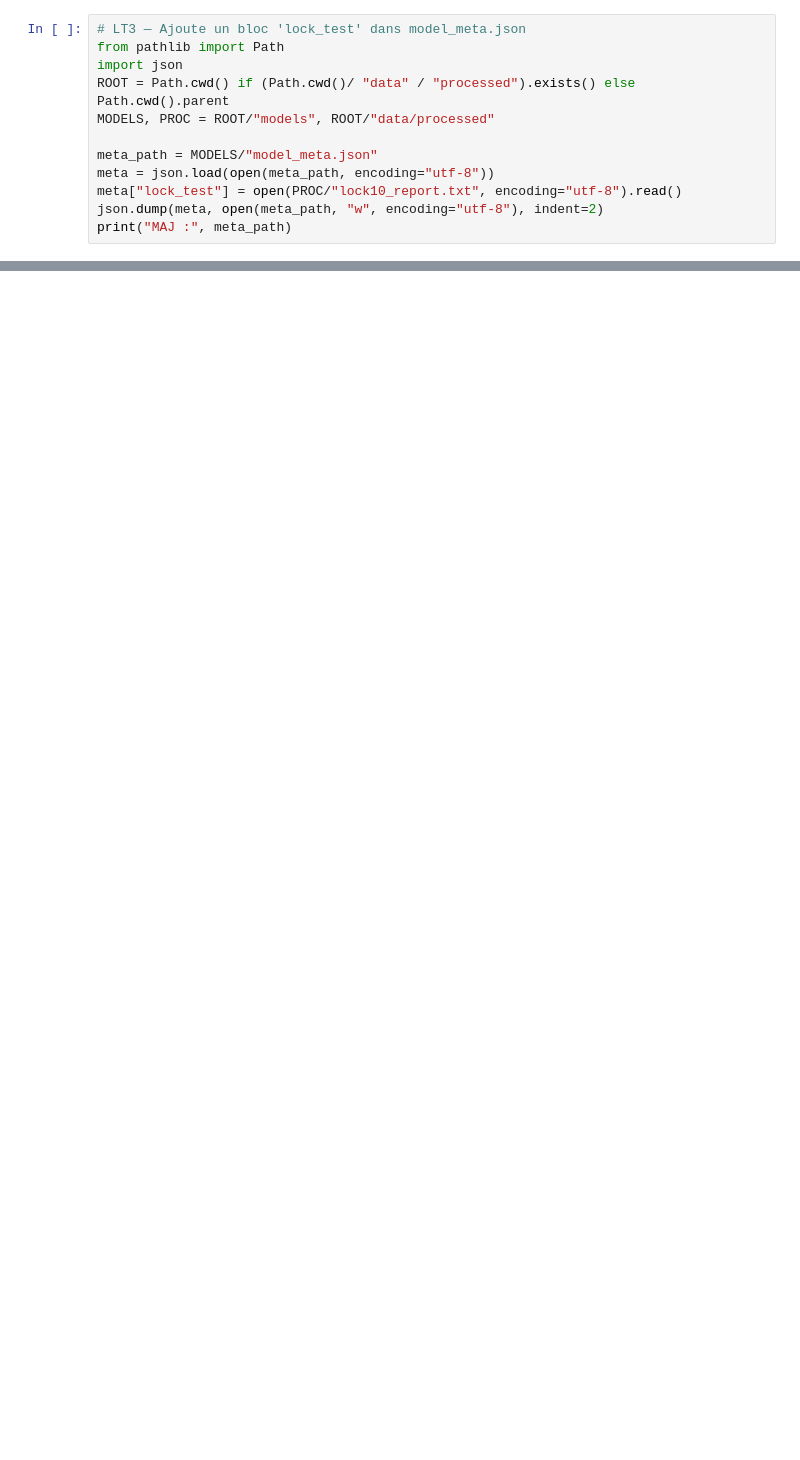
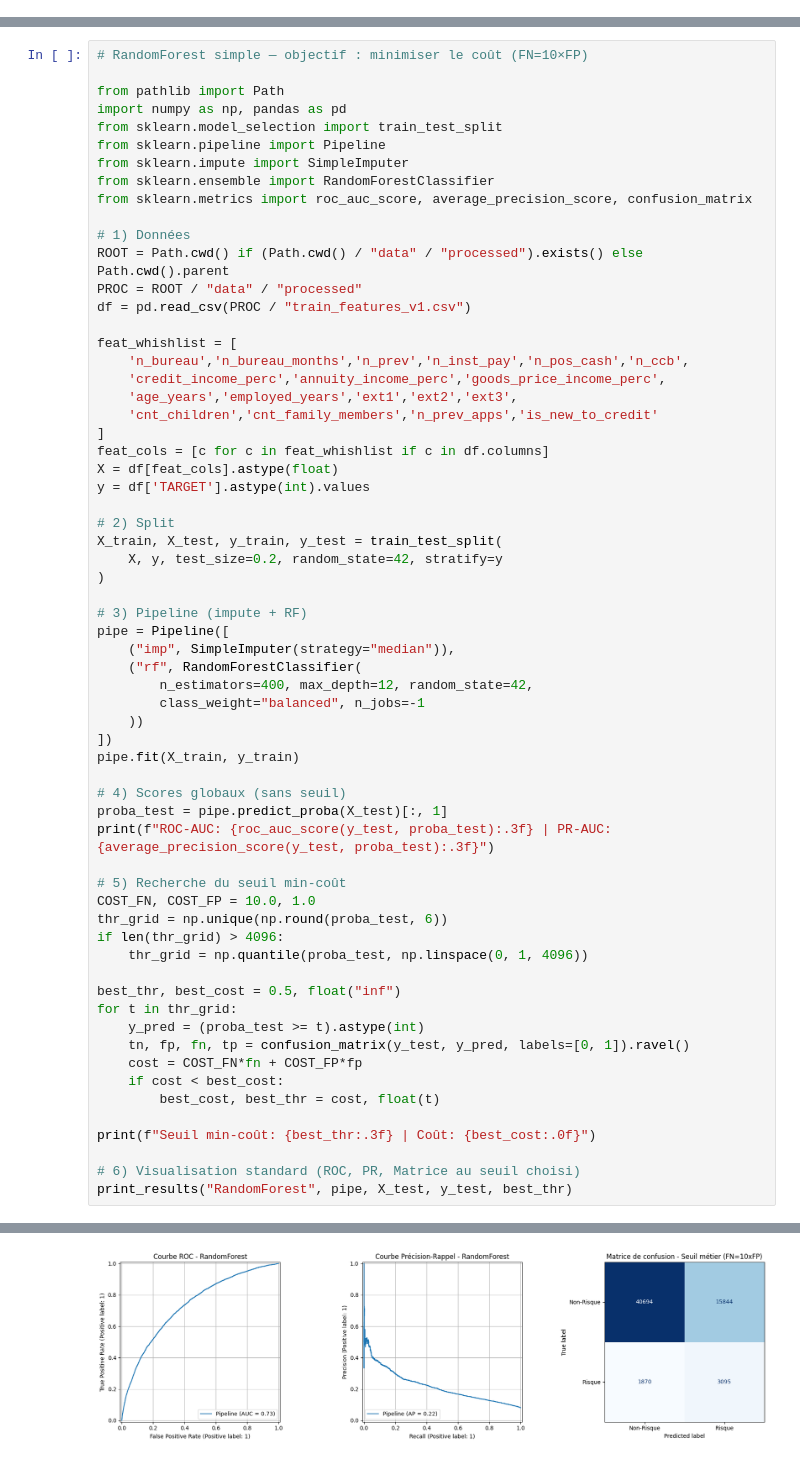
Before and after one commit to CGM-Git/projet7_scoring, a Jupyter notebook: notebooks/02_model.ipynb, the cells around one changed output, grey strips where cells are left out. Cells and saved outputs as stored; diff of their text form; blank space fills up the shorter version.

Commit message:
Model final

```diff
--- a/notebooks/02_model.ipynb
+++ b/notebooks/02_model.ipynb
@@ -981,12 +0,0 @@ MAJ : c:\Users\FFix\Desktop\Formation Data Science\Projects\OpenClassroom\Projec
-# %%
-# LT3 — Ajoute un bloc 'lock_test' dans model_meta.json
-from pathlib import Path
-import json
-ROOT = Path.cwd() if (Path.cwd()/ "data" / "processed").exists() else Path.cwd().parent
-MODELS, PROC = ROOT/"models", ROOT/"data/processed"
-
-meta_path = MODELS/"model_meta.json"
-meta = json.load(open(meta_path, encoding="utf-8"))
-meta["lock_test"] = open(PROC/"lock10_report.txt", encoding="utf-8").read()
-json.dump(meta, open(meta_path, "w", encoding="utf-8"), indent=2)
-print("MAJ :", meta_path)
@@ -994,0 +766,64 @@ MAJ : c:\Users\FFix\Desktop\Formation Data Science\Projects\OpenClassroom\Projec
+# %%
+# RandomForest simple — objectif : minimiser le coût (FN=10×FP)
+
+from pathlib import Path
+import numpy as np, pandas as pd
+from sklearn.model_selection import train_test_split
+from sklearn.pipeline import Pipeline
+from sklearn.impute import SimpleImputer
+from sklearn.ensemble import RandomForestClassifier
+from sklearn.metrics import roc_auc_score, average_precision_score, confusion_matrix
+
+# 1) Données
+ROOT = Path.cwd() if (Path.cwd() / "data" / "processed").exists() else Path.cwd().parent
+PROC = ROOT / "data" / "processed"
+df = pd.read_csv(PROC / "train_features_v1.csv")
+
+feat_whishlist = [
+    'n_bureau','n_bureau_months','n_prev','n_inst_pay','n_pos_cash','n_ccb',
+    'credit_income_perc','annuity_income_perc','goods_price_income_perc',
+    'age_years','employed_years','ext1','ext2','ext3',
+    'cnt_children','cnt_family_members','n_prev_apps','is_new_to_credit'
+]
+feat_cols = [c for c in feat_whishlist if c in df.columns]
+X = df[feat_cols].astype(float)
+y = df['TARGET'].astype(int).values
+
+# 2) Split
+X_train, X_test, y_train, y_test = train_test_split(
+    X, y, test_size=0.2, random_state=42, stratify=y
+)
+
+# 3) Pipeline (impute + RF)
+pipe = Pipeline([
+    ("imp", SimpleImputer(strategy="median")),
+    ("rf", RandomForestClassifier(
+        n_estimators=400, max_depth=12, random_state=42,
+        class_weight="balanced", n_jobs=-1
+    ))
+])
+pipe.fit(X_train, y_train)
+
+# 4) Scores globaux (sans seuil)
+proba_test = pipe.predict_proba(X_test)[:, 1]
+print(f"ROC-AUC: {roc_auc_score(y_test, proba_test):.3f} | PR-AUC: {average_precision_score(y_test, proba_test):.3f}")
+
+# 5) Recherche du seuil min-coût
+COST_FN, COST_FP = 10.0, 1.0
+thr_grid = np.unique(np.round(proba_test, 6))
+if len(thr_grid) > 4096:
+    thr_grid = np.quantile(proba_test, np.linspace(0, 1, 4096))
+
+best_thr, best_cost = 0.5, float("inf")
+for t in thr_grid:
+    y_pred = (proba_test >= t).astype(int)
+    tn, fp, fn, tp = confusion_matrix(y_test, y_pred, labels=[0, 1]).ravel()
+    cost = COST_FN*fn + COST_FP*fp
+    if cost < best_cost:
+        best_cost, best_thr = cost, float(t)
+
+print(f"Seuil min-coût: {best_thr:.3f} | Coût: {best_cost:.0f}")
+
+# 6) Visualisation standard (ROC, PR, Matrice au seuil choisi)
+print_results("RandomForest", pipe, X_test, y_test, best_thr)
+# %% [output]
@@ -994,0 +832 @@ MAJ : c:\Users\FFix\Desktop\Formation Data Science\Projects\OpenClassroom\Projec
+[figure, added]
```
Also changed, not shown: parts of 44 cells of this notebook, 47 other files.
